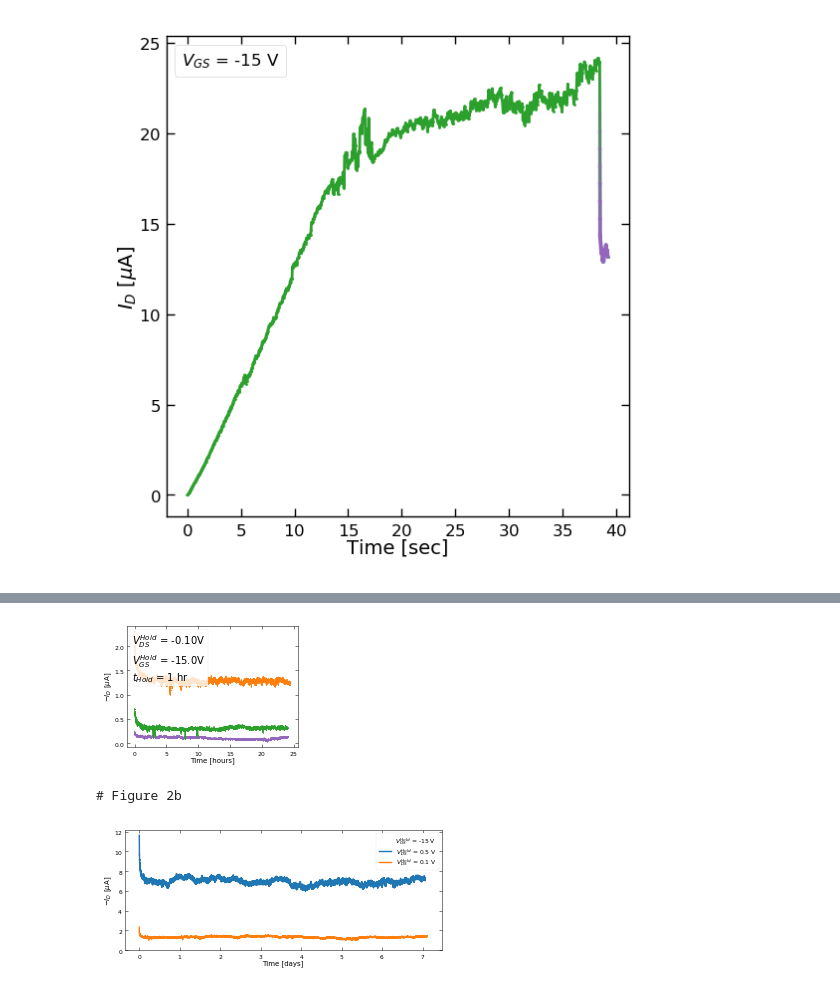
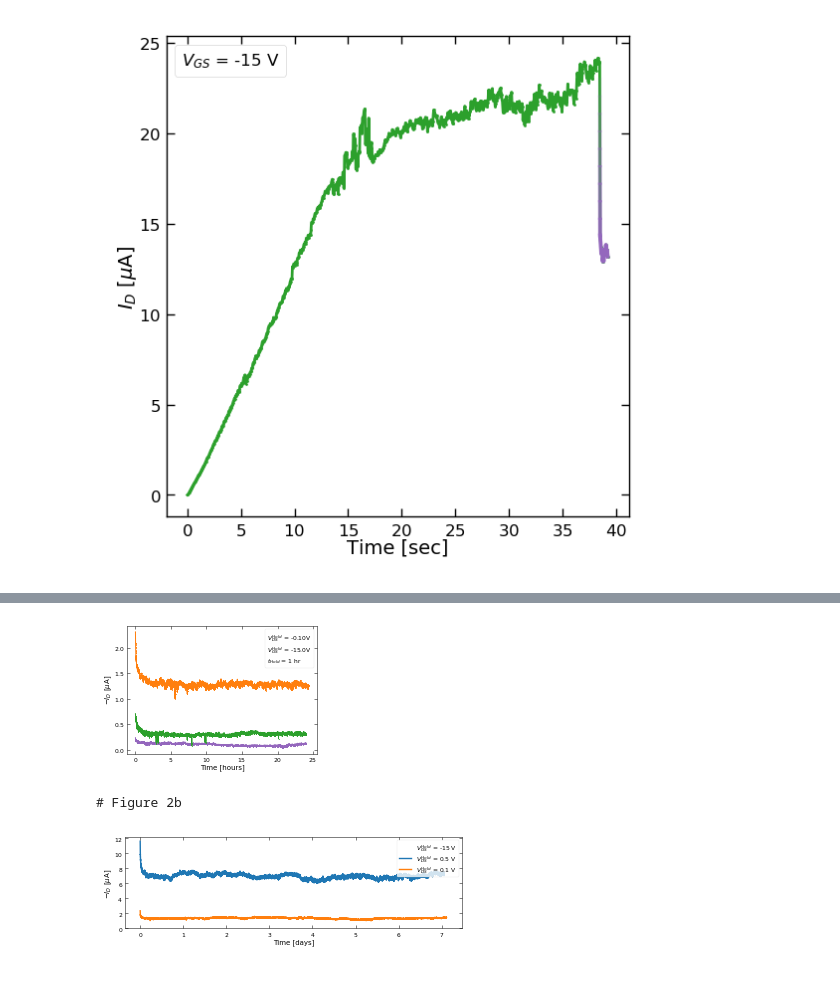
Before and after one commit to stevennoyce/CNT_IV, a Jupyter notebook: b2912a/notebooks/Bias Stress Figures 1.ipynb, the cells around one changed output, grey strips where cells are left out. Cells and saved outputs as stored; diff of their text form; code cells hidden in the pictures.

Commit message:
Figure updates to notebook

```diff
--- a/b2912a/notebooks/Bias Stress Figures 1.ipynb
+++ b/b2912a/notebooks/Bias Stress Figures 1.ipynb
@@ -1060,7 +1060,7 @@ import copy
 # Get Data
 deviceHistory = dlu.loadJSON('data/stevenjay/BiasStress1/C127/X/15-16/', 'StaticBias.json')
 deviceHistory_6tube = dlu.filterHistory(deviceHistory, 'experimentNumber', 4)
-deviceHistory_6tube_skipstart = deviceHistory_6tube[6:25]
+deviceHistory_6tube_skipstart = deviceHistory_6tube[6:24]
 deviceHistory_6tube_6hours = deviceHistory_6tube[:24]
 
 deviceHistory = dlu.loadJSON('data/stevenjay/BiasStress1/C127/X/15-16/', 'StaticBias.json')
@@ -1069,12 +1069,12 @@ deviceHistory_3tube_6hours = [deviceHistory_3tube[0]]
 
 deviceHistory = dlu.loadJSON('data/stevenjay/BiasStress1/C127/X/15-16/', 'StaticBias.json')
 deviceHistory_2tube = dlu.filterHistory(deviceHistory, 'experimentNumber', 179)
-deviceHistory_2tube_skipstart = deviceHistory_2tube[6:25]
+deviceHistory_2tube_skipstart = deviceHistory_2tube[6:24]
 deviceHistory_2tube_6hours = deviceHistory_2tube[:24]
 
 deviceHistory = dlu.loadJSON('data/stevenjay/SingleTube/C127/V/2-3/', 'StaticBias.json')
 deviceHistory_1tube = dlu.filterHistory(deviceHistory, 'experimentNumber', 9)
-deviceHistory_1tube_skipstart = deviceHistory_1tube[6:25]
+deviceHistory_1tube_skipstart = deviceHistory_1tube[6:24]
 deviceHistory_1tube_6hours = deviceHistory_1tube[:24]
 
 #fig1, ax1 = plt.subplots(1, 1, figsize=(1.8,1.2))
@@ -1087,7 +1087,7 @@ color2 = plt.rcParams['axes.prop_cycle'].by_key()['color'][2]
 #color3 = plt.rcParams['axes.prop_cycle'].by_key()['color'][2]
 color6 = plt.rcParams['axes.prop_cycle'].by_key()['color'][1]
 
-fig, (ax1, ax2, ax3) = dpu.plotFullStaticBiasHistory(deviceHistory_1tube_6hours, identifiers=None, includeDualAxis=False, timescale='', mode_params={'publication_mode':True, 'colorsOverride':[color1]*len(deviceHistory_1tube_6hours), 'figureSizeOverride':(3.1,2.22)})
+fig, (ax1, ax2, ax3) = dpu.plotFullStaticBiasHistory(deviceHistory_1tube_6hours, identifiers=None, includeDualAxis=False, timescale='', mode_params={'publication_mode':True, 'colorsOverride':[color1]*len(deviceHistory_1tube_6hours), 'figureSizeOverride':(3.25,2.19)})
 #dpu.plotFullStaticBiasHistory(copy.deepcopy(deviceHistory_2tube_skipstart), identifiers=None, timescale='', mode_params={'publication_mode':True})
 #dpu.plotFullStaticBiasHistory(copy.deepcopy(deviceHistory_6tube_skipstart), identifiers=None, timescale='', mode_params={'publication_mode':True})
 
@@ -1152,6 +1152,8 @@ print( 'Coefficient of Variation: 1 tube = ' + str( np.std(id_data_1tube)/np.mea
 print( 'Coefficient of Variation: 2 tube = ' + str( np.std(id_data_2tube)/np.mean(id_data_2tube) ) )
 print( 'Coefficient of Variation: 6 tube = ' + str( np.std(id_data_6tube)/np.mean(id_data_6tube) ) )
 
+# fig.savefig(saveFolder + '/Figure 1 - CNT count.png', dpi=300, transparent=True)
+fig
 #fig.savefig('/Users/jaydoherty/Desktop' + '/figure_cnt_count.png', dpi=300, transparent=True)
 # %% [output]
 # Figure S? CNT Count Noise Comparison
@@ -1164,4 +1166,4 @@ Coefficient of Variation: 6 tube = 0.5119831692150615
-[figure, old version]
+[figure, new version]
 # %%
 print('# Figure 2b')
 # makePlots('C127', 'X', '15-16', 4, 4, 'FullStaticBiasHistory', (3.3,2.2), saveFolder=saveFolder, plotSaveName='Figure 2 - ', saveFigures=True) # Static Bias
@@ -1174,7 +1176,7 @@ initialTime = parametersSets1[0]['Results']['timestamps'][0]
 timestamps1 = np.array([])
 Ids1 = np.array([])
 
-fig, ax = plt.subplots(1,1, figsize=(5,2.22))
+fig, ax = plt.subplots(1,1, figsize=(5.16,1.7))
 
 for parameters in parametersSets1:
     timestamps = np.array(parameters['Results']['timestamps'])
@@ -1207,6 +1209,7 @@ leg.get_title().set_fontsize('6')
 ax.set_ylim(ymin=0)
 fig.tight_layout()
 fig.savefig(saveFolder + '/Figure 2b - Long Term.png', transparent=True, dpi=300)
+fig
 # %% [output]
 # Figure 2b
-[figure, old version]
+[figure, new version]
```
Also changed, not shown: parts of 1 cell of this notebook.
